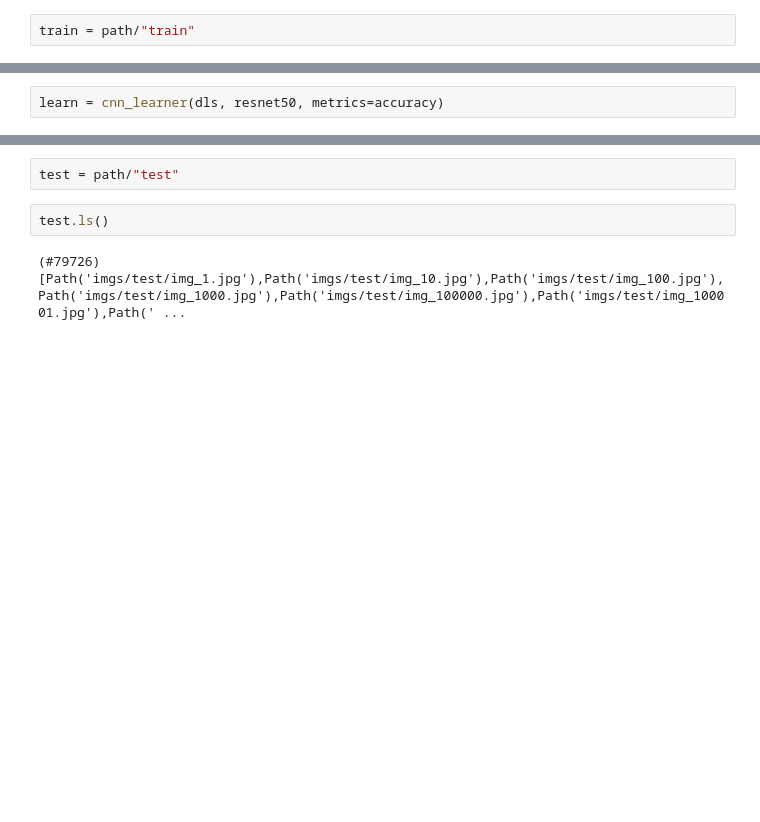
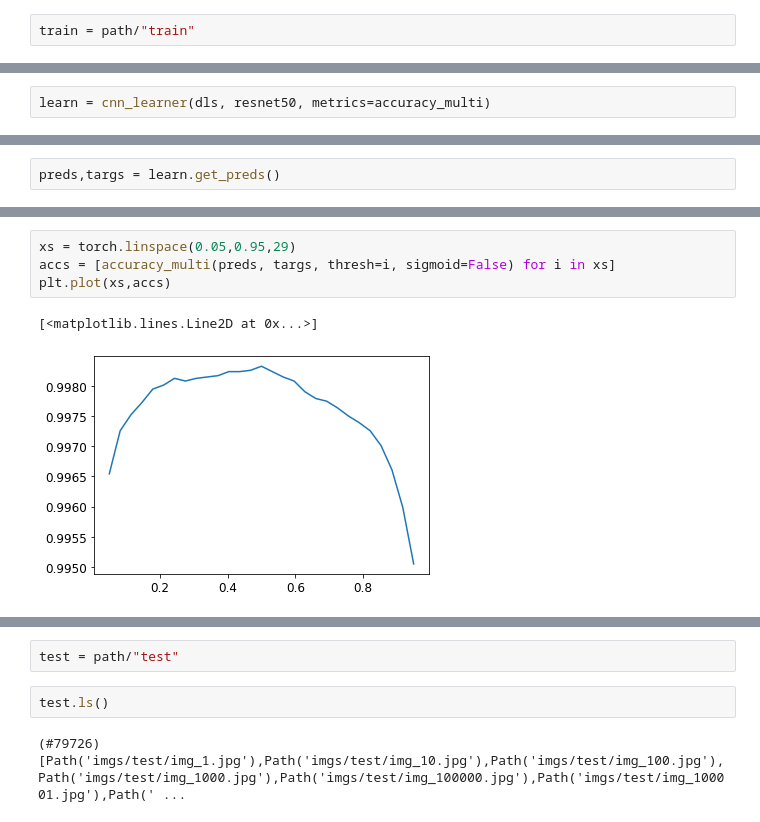
Before and after one commit to ZeroXitreo/SD1-AI-Eksamensprojekt, a Jupyter notebook: Main.ipynb, the cells around one changed output, grey strips where cells are left out. Saved outputs shown, nothing was run; the diff lists cells and outputs as text; blank space fills up the shorter version.

```diff
--- a/Main.ipynb
+++ b/Main.ipynb
@@ -39,2 +56,2 @@ dls.train.show_batch(max_n=5, nrows=1)
 # %%
-learn = cnn_learner(dls, resnet50, metrics=accuracy)
+learn = cnn_learner(dls, resnet50, metrics=accuracy_multi)
@@ -45,0 +89,2 @@ interp.plot_confusion_matrix()
+# %%
+preds,targs = learn.get_preds()
@@ -46,2 +93,9 @@ interp.plot_confusion_matrix()
+# %%
+xs = torch.linspace(0.05,0.95,29)
+accs = [accuracy_multi(preds, targs, thresh=i, sigmoid=False) for i in xs]
+plt.plot(xs,accs)
+# %% [output]
+[<matplotlib.lines.Line2D at 0x...>]
+[figure, added]
 # %%
 learn.validate()
```
Also changed, not shown: parts of 38 cells of this notebook.
